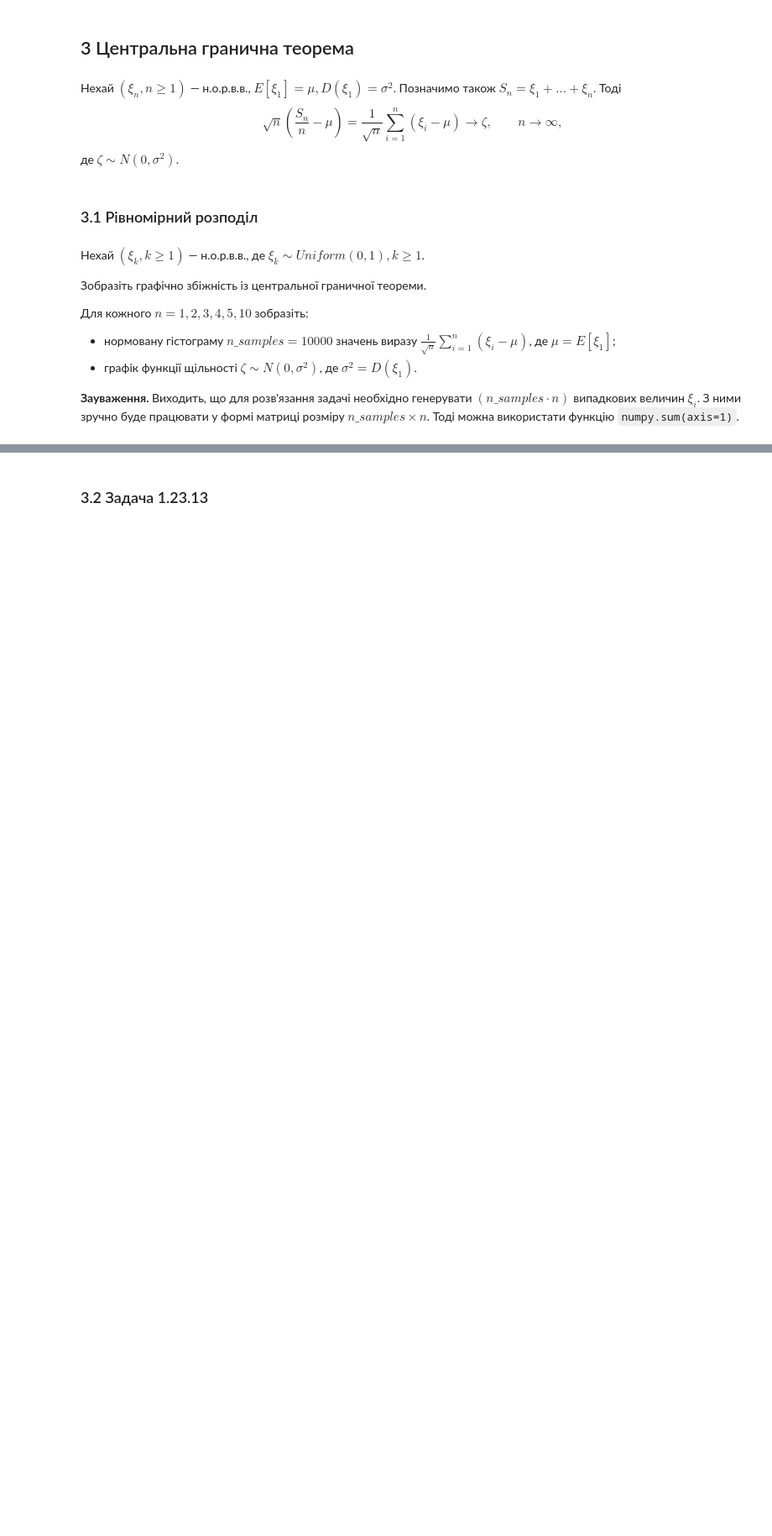
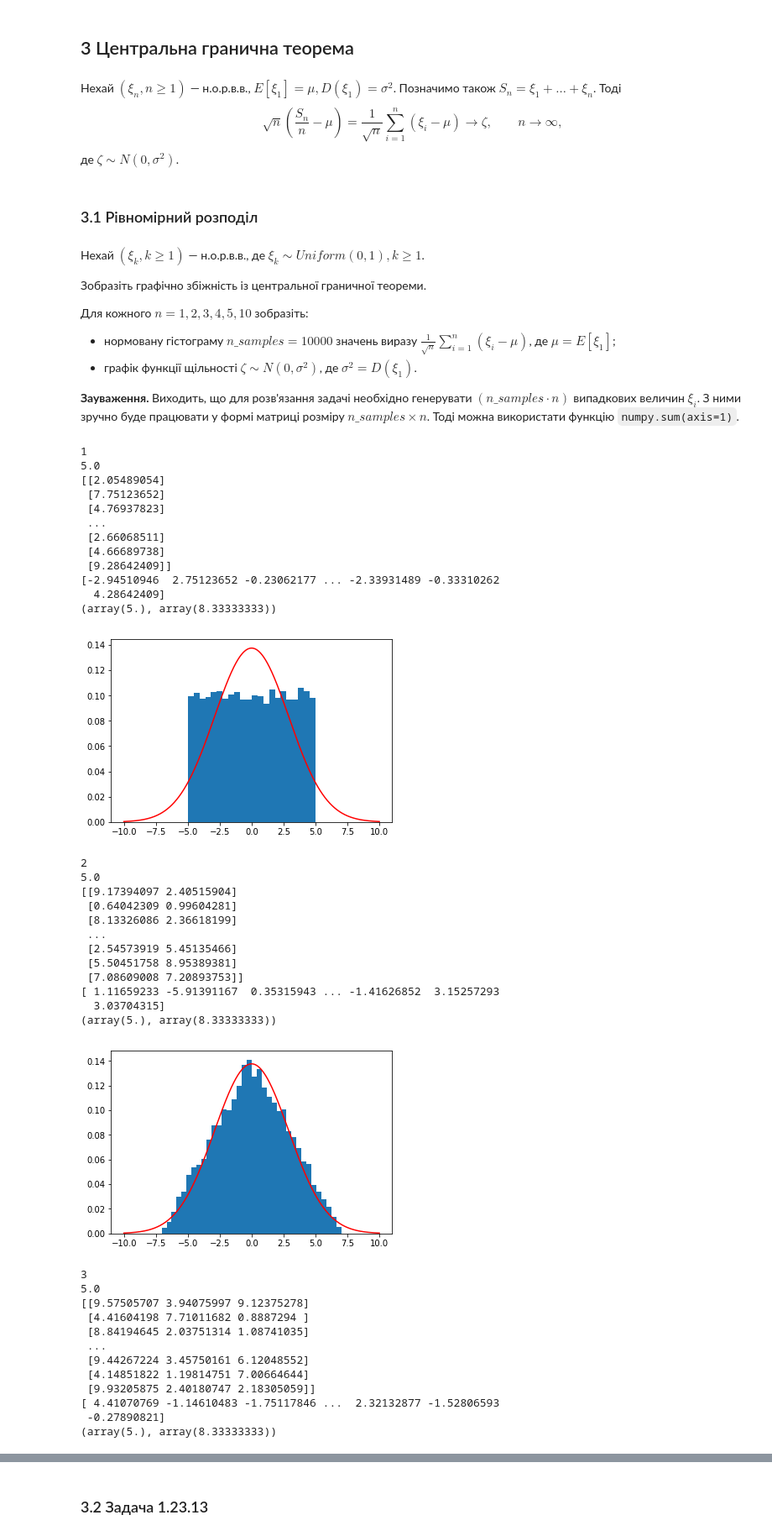
Before and after one commit to mikke-172/probability_homework10, a Jupyter notebook: Лабораторне заняття 10.ipynb, the cells around one changed output, grey strips where cells are left out. Shown at 84% size. Cells and saved outputs as stored; diff of their text form; code cells hidden in the pictures; blank space fills up the shorter version.

```diff
--- a/Лабораторне заняття 10.ipynb
+++ b/Лабораторне заняття 10.ipynb
@@ -348,0 +347,64 @@ $\displaystyle \frac{1}{\sqrt{n}} \sum_{i=1}^{n} (\xi_i - \mu)$, де $\mu = E[\
+# %%
+# Місце для Вашого коду
+# Місце для Вашого коду
+𝑛=[1,2,3, 4, 5, 10, 10000]
+for n_ in n:
+    print(n_)
+    xi=uniform(loc=0, scale=1)
+    l=(xi.expect())
+    print(l)
+    𝑛_𝑠𝑎𝑚𝑝𝑙𝑒𝑠=10000
+    rvs=xi.rvs(𝑛_𝑠𝑎𝑚𝑝𝑙𝑒𝑠*n_)
+    rvs.shape=(𝑛_𝑠𝑎𝑚𝑝𝑙𝑒𝑠, n_)
+    print(rvs)
+    #print(rvs)
+    #print(np.shape(np.sum(rvs-1, axis=1)), n_)
+    #print(np.sum(rvs-1, axis=1))
+    rez=1/np.sqrt(n_)*(np.sum(rvs-l, axis=1))
+    print(rez)
+    plt.hist(rez, normed=True, bins='auto')
+    x=np.arange(-10, 10+0.01, 0.01)
+    print(xi.stats())
+    dzeta=norm(loc=0,scale=0.29)#тут мав би бути scale=1/12(scale1^2), а виходить по графікам 0.29* scale1. Причину не розумію
+    y=dzeta.pdf(x)
+    plt.plot(x, y, 'r')
+    plt.show()
+# %% [output]
+1
+5.0
+[[2.05489054]
+ [7.75123652]
+ [4.76937823]
+ ...
+ [2.66068511]
+ [4.66689738]
+ [9.28642409]]
+[-2.94510946  2.75123652 -0.23062177 ... -2.33931489 -0.33310262
+  4.28642409]
+(array(5.), array(8.33333333))
+[figure, added]
+2
+5.0
+[[9.17394097 2.40515904]
+ [0.64042309 0.99604281]
+ [8.13326086 2.36618199]
+ ...
+ [2.54573919 5.45135466]
+ [5.50451758 8.95389381]
+ [7.08609008 7.20893753]]
+[ 1.11659233 -5.91391167  0.35315943 ... -1.41626852  3.15257293
+  3.03704315]
+(array(5.), array(8.33333333))
+[figure, added]
+3
+5.0
+[[9.57505707 3.94075997 9.12375278]
+ [4.41604198 7.71011682 0.8887294 ]
+ [8.84194645 2.03751314 1.08741035]
+ ...
+ [9.44267224 3.45750161 6.12048552]
+ [4.14851822 1.19814751 7.00664644]
+ [9.93205875 2.40180747 2.18305059]]
+[ 4.41070769 -1.14610483 -1.75117846 ...  2.32132877 -1.52806593
+ -0.27890821]
+(array(5.), array(8.33333333))
```
Also changed, not shown: parts of 6 cells of this notebook.
